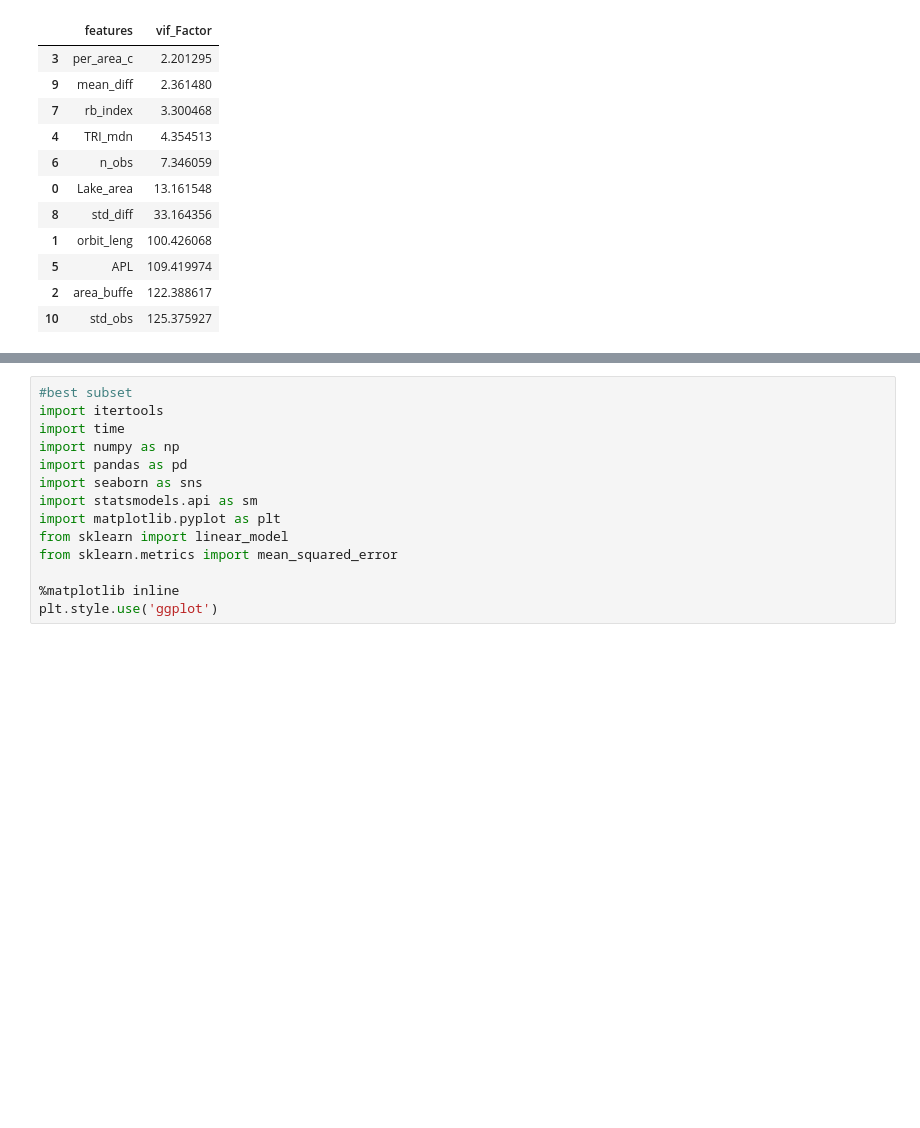
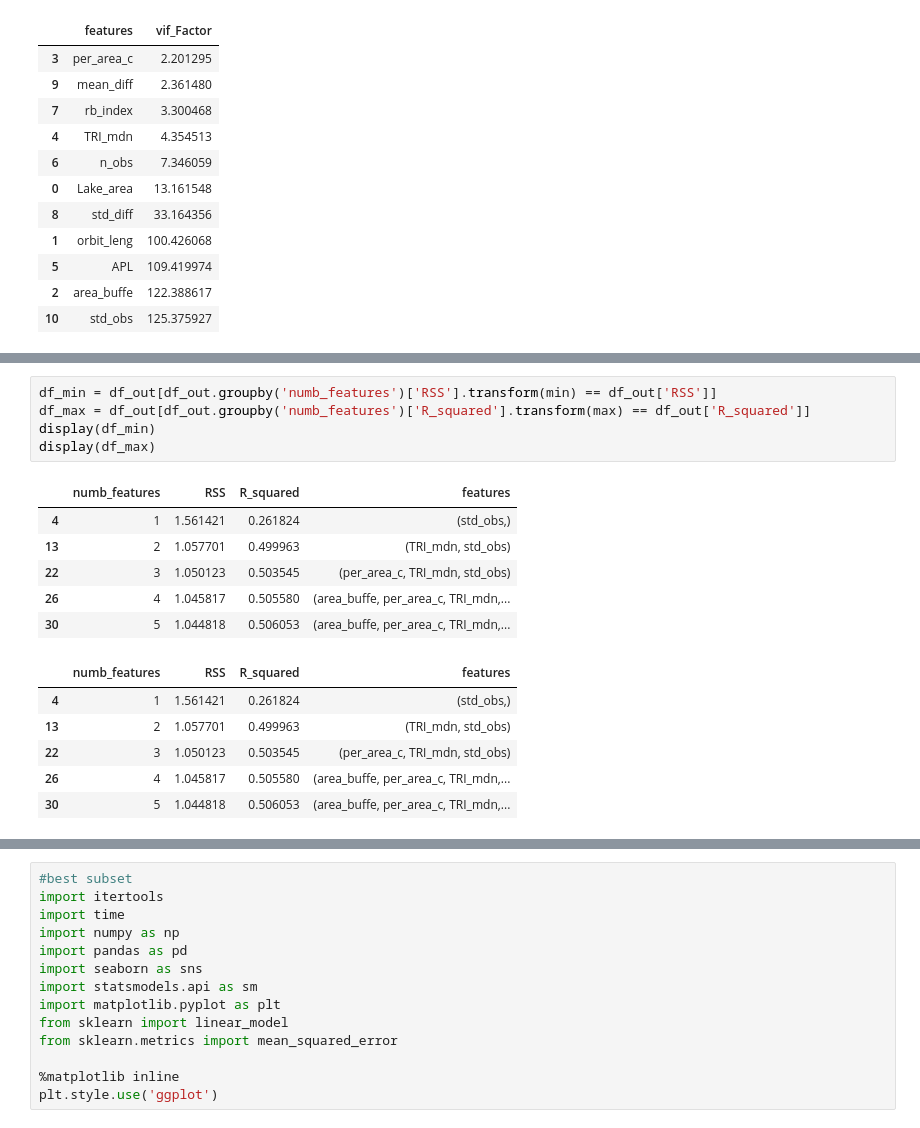
Before and after one commit to anmagomez/radar_altimetry_eval, a Jupyter notebook: src/example_importance.ipynb, the cells around one changed output, grey strips where cells are left out. Drawn from its saved outputs; the diff is of its cells as text; blank space fills up the shorter version.

```diff
--- a/src/example_importance.ipynb
+++ b/src/example_importance.ipynb
@@ -306,0 +439,18 @@ vif.sort_values(by='vif_Factor')
+# %%
+df_min = df_out[df_out.groupby('numb_features')['RSS'].transform(min) == df_out['RSS']]
+df_max = df_out[df_out.groupby('numb_features')['R_squared'].transform(max) == df_out['R_squared']]
+display(df_min)
+display(df_max)
+# %% [output]
+|  | numb_features | RSS | R_squared | features |
+| 4 | 1 | 1.561421 | 0.261824 | (std_obs,) |
+| 13 | 2 | 1.057701 | 0.499963 | (TRI_mdn, std_obs) |
+| 22 | 3 | 1.050123 | 0.503545 | (per_area_c, TRI_mdn, std_obs) |
+| 26 | 4 | 1.045817 | 0.505580 | (area_buffe, per_area_c, TRI_mdn,... |
+| 30 | 5 | 1.044818 | 0.506053 | (area_buffe, per_area_c, TRI_mdn,... |
+|  | numb_features | RSS | R_squared | features |
+| 4 | 1 | 1.561421 | 0.261824 | (std_obs,) |
+| 13 | 2 | 1.057701 | 0.499963 | (TRI_mdn, std_obs) |
+| 22 | 3 | 1.050123 | 0.503545 | (per_area_c, TRI_mdn, std_obs) |
+| 26 | 4 | 1.045817 | 0.505580 | (area_buffe, per_area_c, TRI_mdn,... |
+| 30 | 5 | 1.044818 | 0.506053 | (area_buffe, per_area_c, TRI_mdn,... |
```
Also changed, not shown: parts of 8 cells of this notebook.
